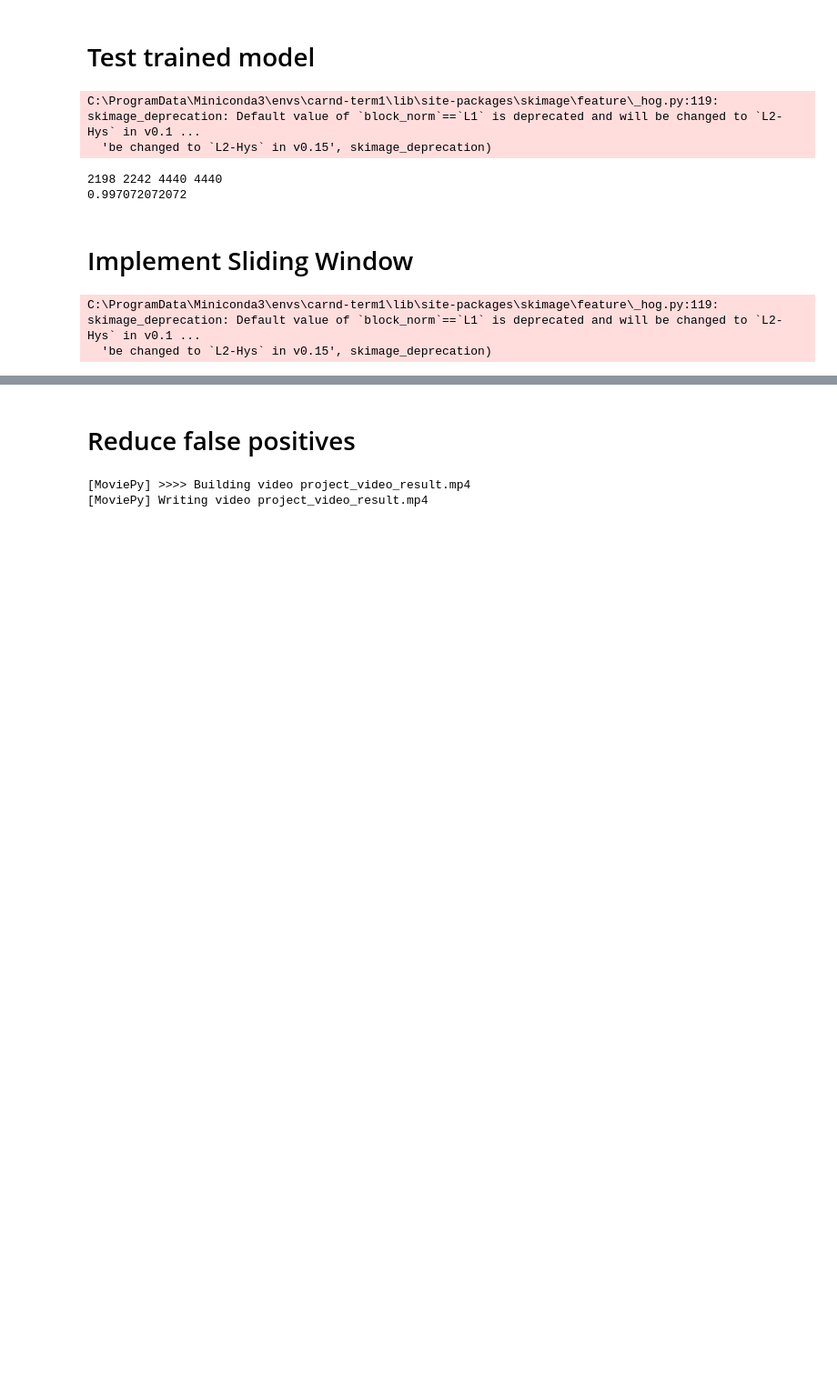
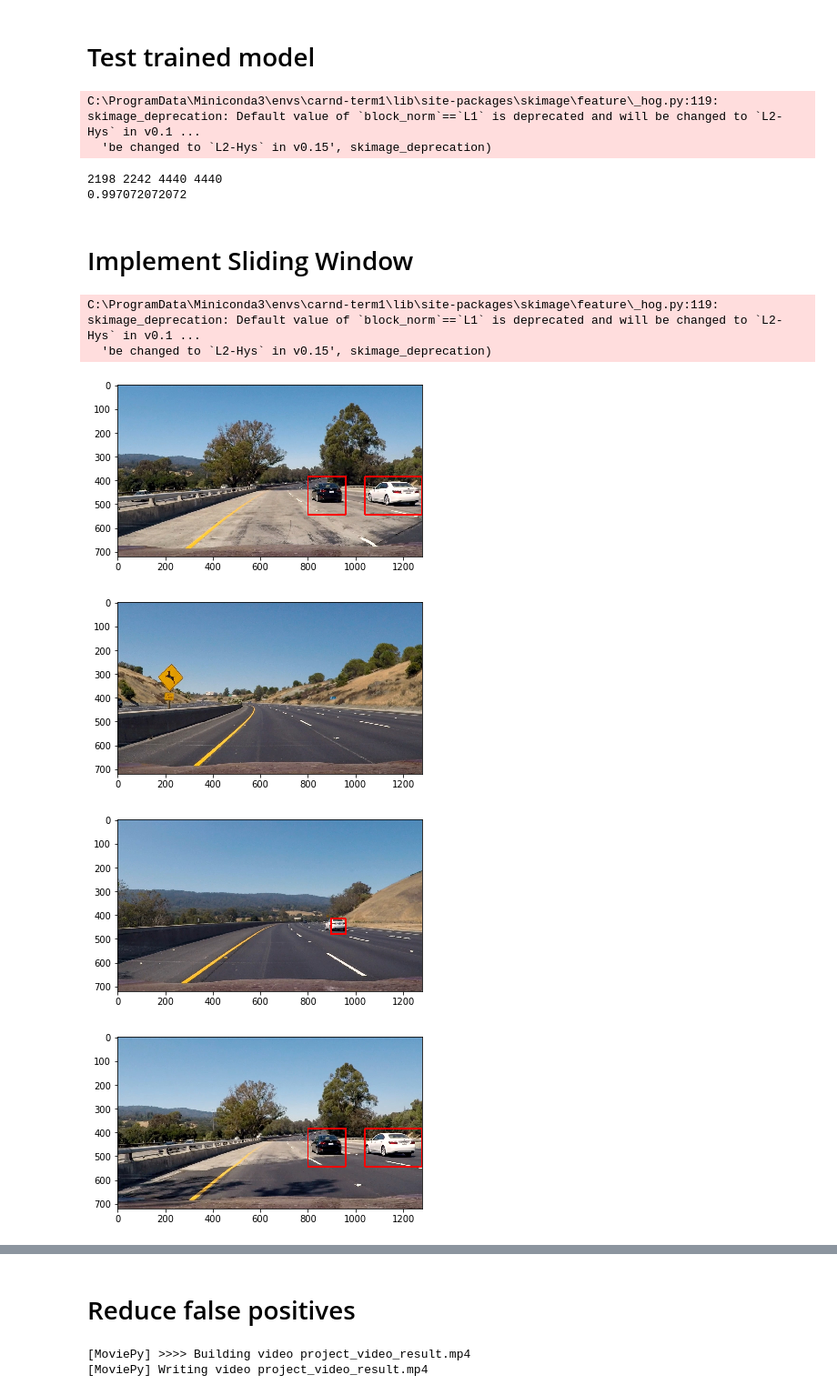
Before and after one commit to diljale/vehicle_detection, a Jupyter notebook: example.ipynb, the cells around one changed output, grey strips where cells are left out. Shown at 91% size. Saved outputs shown, nothing was run; the diff lists cells and outputs as text; code cells hidden in the pictures; blank space fills up the shorter version.

```diff
--- a/example.ipynb
+++ b/example.ipynb
@@ -347,8 +347,9 @@ def apply_threshold(heatmap, threshold):
     # Return thresholded map
     return heatmap
 
-def draw_labeled_bboxes(img, labels):
+def get_labeled_bboxes(labels):
     # Iterate through all detected cars
+    bboxes = []
     for car_number in range(1, labels[1]+1):
         # Find pixels with each car_number label value
         nonzero = (labels[0] == car_number).nonzero()
@@ -357,10 +358,9 @@ def draw_labeled_bboxes(img, labels):
         nonzerox = np.array(nonzero[1])
         # Define a bounding box based on min/max x and y
         bbox = ((np.min(nonzerox), np.min(nonzeroy)), (np.max(nonzerox), np.max(nonzeroy)))
-        # Draw the box on the image
-        cv2.rectangle(img, bbox[0], bbox[1], (1,0,0), 6)
+        bboxes.append(bbox)
     # Return the image
-    return img
+    return bboxes
 
 def pipeline(image, clf, X_scaler):
     x_start = 480
@@ -401,13 +401,21 @@ def pipeline(image, clf, X_scaler):
 # %%
 from scipy.ndimage.measurements import label
 imgs = glob.glob("test_images\*.jpg")
 count = 0
 for image_name in imgs:
     image = mpimg.imread(image_name)
     # scale to 0 to 1
     image = image.astype(np.float32)/255
     labels, heat = pipeline(image, clf, X_scaler)
-    draw_image = draw_labeled_bboxes(np.copy(image), labels)
+    bboxes = get_labeled_bboxes(labels)
+    draw_image = draw_boxes(image, bboxes)
+
+    plt.figure()
+    plt.imshow(draw_image)
 # %% [output]
 C:\ProgramData\Miniconda3\envs\carnd-term1\lib\site-packages\skimage\feature\_hog.py:119: skimage_deprecation: Default value of `block_norm`==`L1` is deprecated and will be changed to `L2-Hys` in v0.1 ...
   'be changed to `L2-Hys` in v0.15', skimage_deprecation)
+[figure, added]
+[figure, added]
+[figure, added]
+[figure, added]
```
Also changed, not shown: parts of 4 cells of this notebook, 2 other files.
